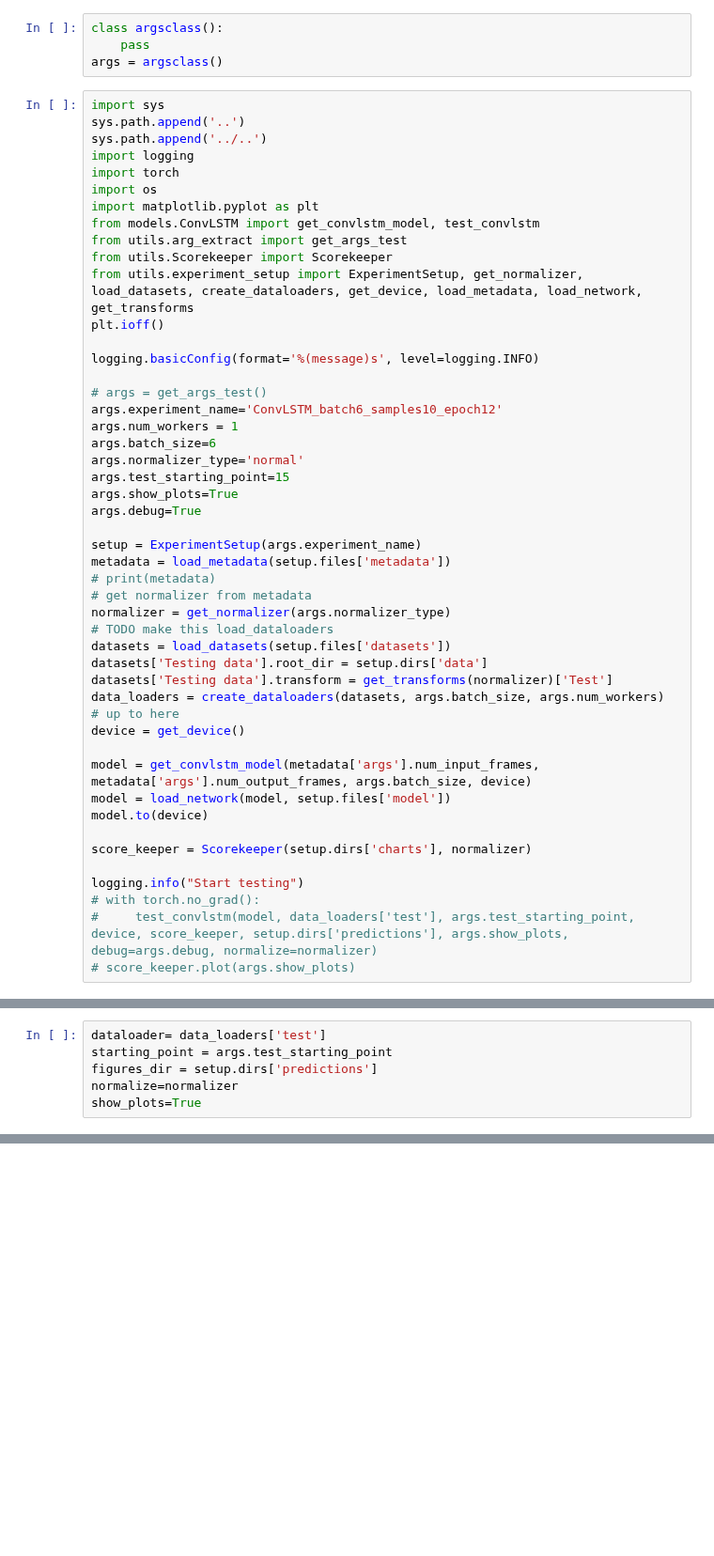
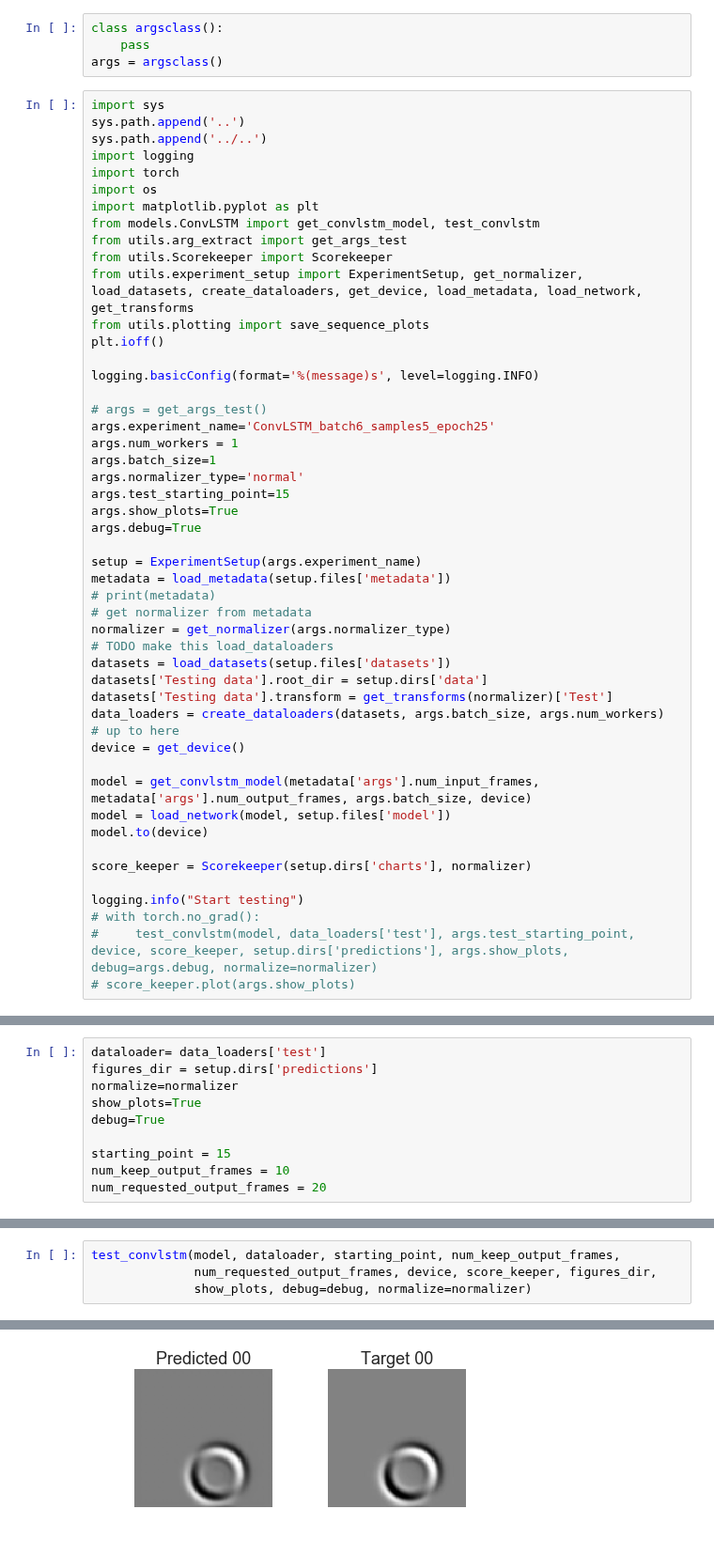
Before and after one commit to stathius/wave_propagation, a Jupyter notebook: notebooks/DEBUG .ipynb, the cells around one changed output, grey strips where cells are left out. Shown at 94% size. Drawn from its saved outputs; the diff is of its cells as text; blank space fills up the shorter version.

```diff
--- a/notebooks/DEBUG .ipynb
+++ b/notebooks/DEBUG .ipynb
@@ -14,14 +14,15 @@ from models.ConvLSTM import get_convlstm_model, test_convlstm
 from utils.arg_extract import get_args_test
 from utils.Scorekeeper import Scorekeeper
 from utils.experiment_setup import ExperimentSetup, get_normalizer, load_datasets, create_dataloaders, get_device, load_metadata, load_network, get_transforms
+from utils.plotting import save_sequence_plots
 plt.ioff()
 
 logging.basicConfig(format='%(message)s', level=logging.INFO)
 
 # args = get_args_test()
-args.experiment_name='ConvLSTM_batch6_samples10_epoch12'
+args.experiment_name='ConvLSTM_batch6_samples5_epoch25'
 args.num_workers = 1
-args.batch_size=6
+args.batch_size=1
 args.normalizer_type='normal'
 args.test_starting_point=15
 args.show_plots=True
@@ -58,7 +59,11 @@ use CPU
 Start testing
 # %%
 dataloader= data_loaders['test']
-starting_point = args.test_starting_point
 figures_dir = setup.dirs['predictions']
 normalize=normalizer
 show_plots=True
+debug=True
+
+starting_point = 15
+num_keep_output_frames = 10
+num_requested_output_frames = 20
@@ -67,0 +70,5 @@ show_plots=True
+# %%
+test_convlstm(model, dataloader, starting_point, num_keep_output_frames,
+              num_requested_output_frames, device, score_keeper, figures_dir,
+              show_plots, debug=debug, normalize=normalizer)
+# %% [output]
@@ -67,0 +76 @@ show_plots=True
+[figure, added]
```
Also changed, not shown: parts of 17 cells of this notebook.
